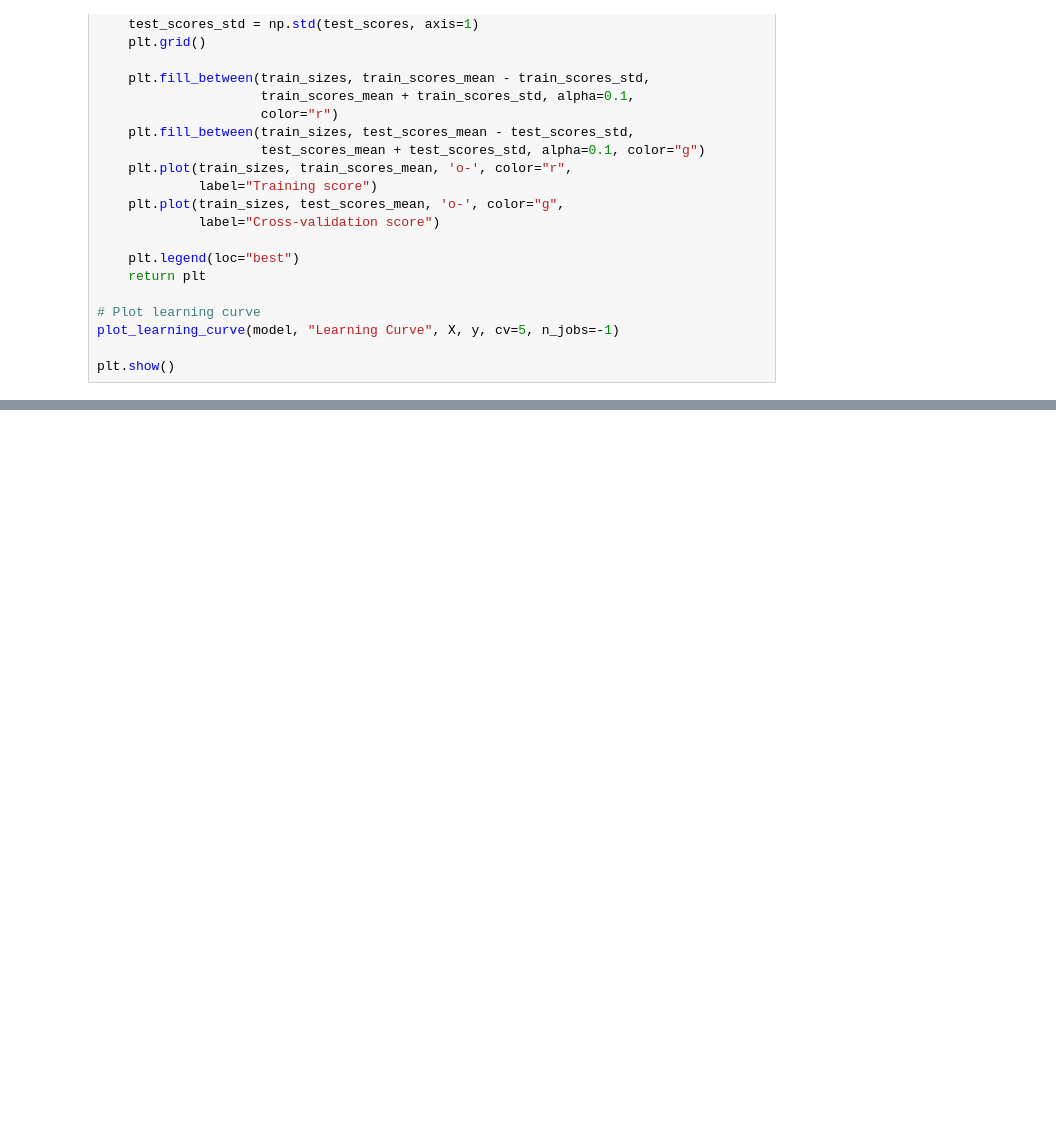
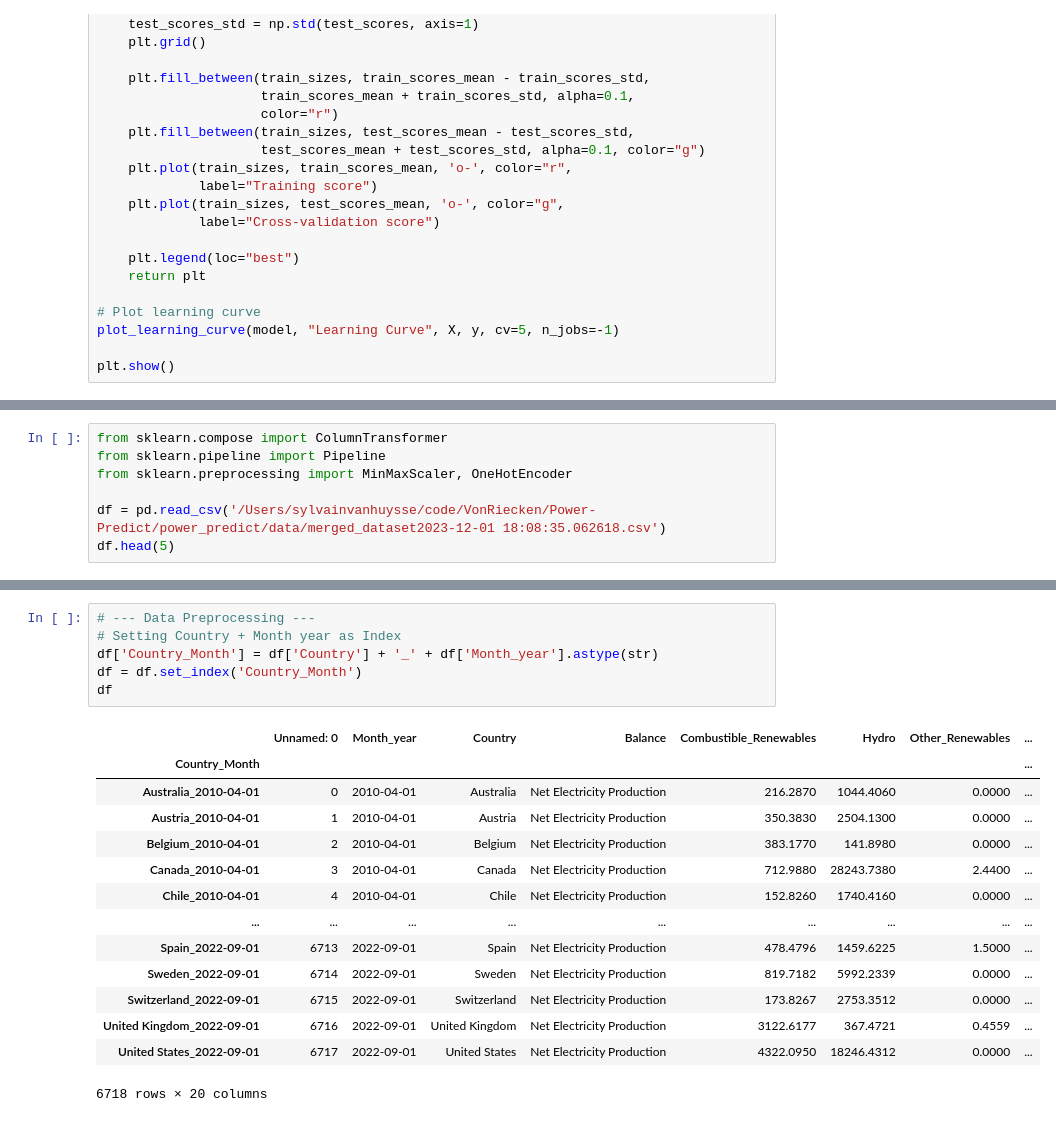
Before and after one commit to VonRiecken/Power-Predict, a Jupyter notebook: notebooks/weather_extraction_20231204.ipynb, the cells around one changed output, grey strips where cells are left out. Saved outputs shown, nothing was run; the diff lists cells and outputs as text; blank space fills up the shorter version.

```diff
--- a/notebooks/weather_extraction_20231204.ipynb
+++ b/notebooks/weather_extraction_20231204.ipynb
@@ -1391,0 +1395,7 @@ plt.show()
+# %%
+from sklearn.compose import ColumnTransformer
+from sklearn.pipeline import Pipeline
+from sklearn.preprocessing import MinMaxScaler, OneHotEncoder
+
+df = pd.read_csv('/Users/sylvainvanhuysse/code/VonRiecken/Power-Predict/power_predict/data/merged_dataset2023-12-01 18:08:35.062618.csv')
+df.head(5)
@@ -1391,0 +1409,21 @@ plt.show()
+# %%
+# --- Data Preprocessing ---
+# Setting Country + Month year as Index
+df['Country_Month'] = df['Country'] + '_' + df['Month_year'].astype(str)
+df = df.set_index('Country_Month')
+df
+# %% [output]
+|  | Unnamed: 0 | Month_year | Country | Balance | Combustible_Renewables | Hydro | Other_Renewables | ... |
+| Country_Month |  |  |  |  |  |  |  | ... |
+| Australia_2010-04-01 | 0 | 2010-04-01 | Australia | Net Electricity Production | 216.2870 | 1044.4060 | 0.0000 | ... |
+| Austria_2010-04-01 | 1 | 2010-04-01 | Austria | Net Electricity Production | 350.3830 | 2504.1300 | 0.0000 | ... |
+| Belgium_2010-04-01 | 2 | 2010-04-01 | Belgium | Net Electricity Production | 383.1770 | 141.8980 | 0.0000 | ... |
+| Canada_2010-04-01 | 3 | 2010-04-01 | Canada | Net Electricity Production | 712.9880 | 28243.7380 | 2.4400 | ... |
+| Chile_2010-04-01 | 4 | 2010-04-01 | Chile | Net Electricity Production | 152.8260 | 1740.4160 | 0.0000 | ... |
+| ... | ... | ... | ... | ... | ... | ... | ... | ... |
+| Spain_2022-09-01 | 6713 | 2022-09-01 | Spain | Net Electricity Production | 478.4796 | 1459.6225 | 1.5000 | ... |
+| Sweden_2022-09-01 | 6714 | 2022-09-01 | Sweden | Net Electricity Production | 819.7182 | 5992.2339 | 0.0000 | ... |
+| Switzerland_2022-09-01 | 6715 | 2022-09-01 | Switzerland | Net Electricity Production | 173.8267 | 2753.3512 | 0.0000 | ... |
+| United Kingdom_2022-09-01 | 6716 | 2022-09-01 | United Kingdom | Net Electricity Production | 3122.6177 | 367.4721 | 0.4559 | ... |
+| United States_2022-09-01 | 6717 | 2022-09-01 | United States | Net Electricity Production | 4322.0950 | 18246.4312 | 0.0000 | ... |
+6718 rows × 20 columns
```
Also changed, not shown: parts of 7 cells of this notebook, 14 other files.
